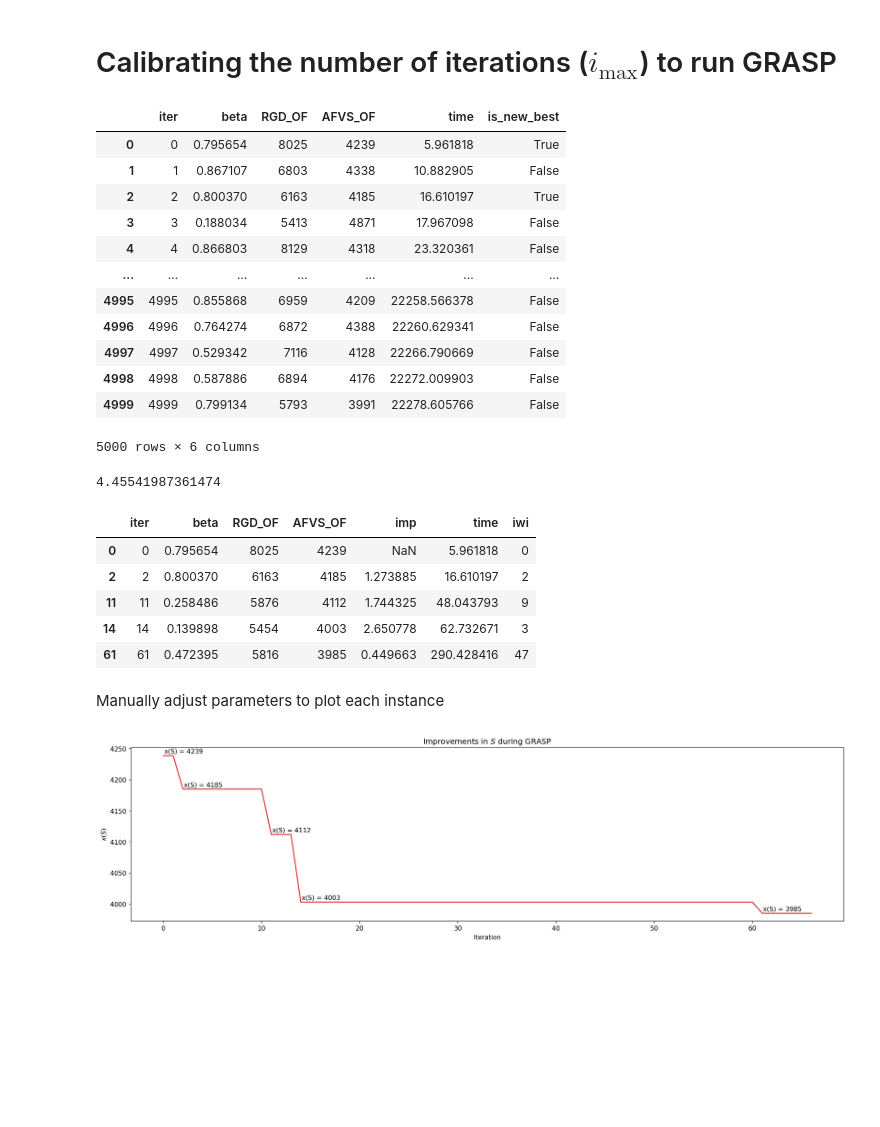
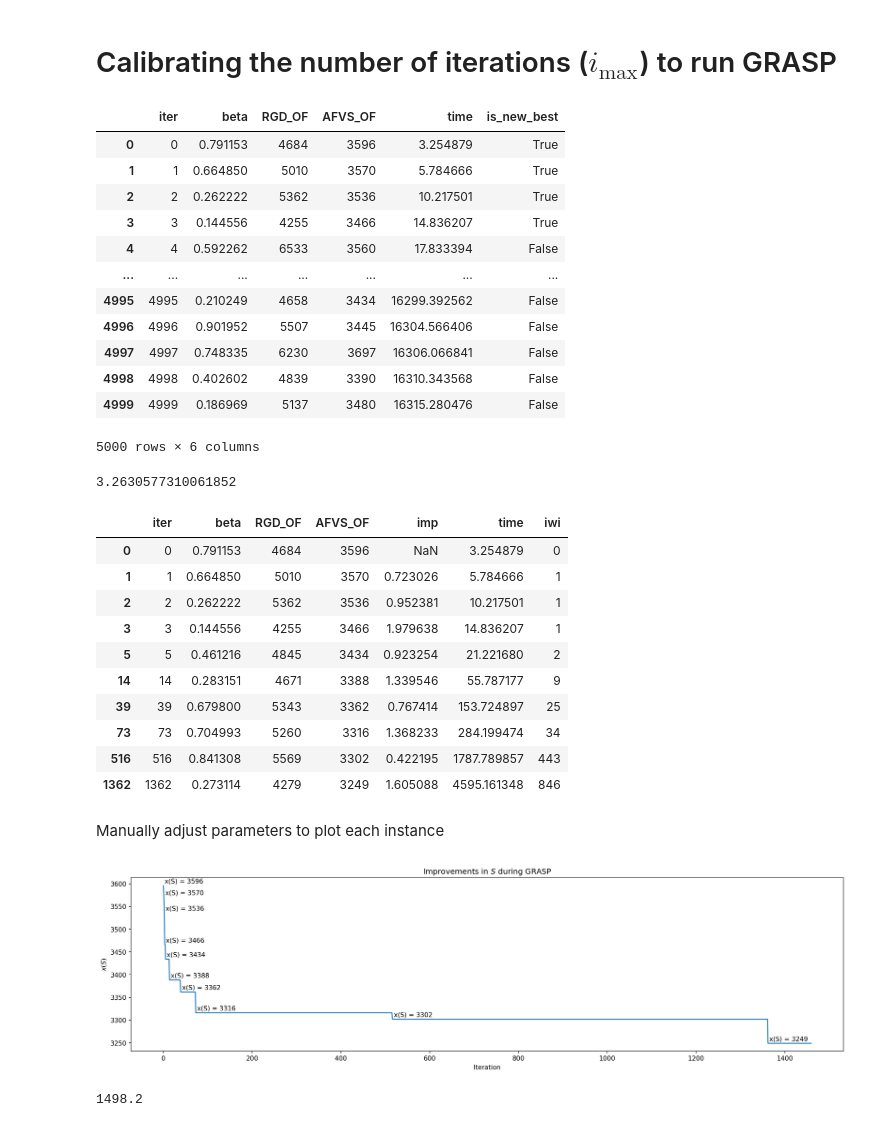
Before and after one commit to netotz/alpha-neighbor-p-center-problem, a Jupyter notebook: anpcp/igrasp_iters.ipynb, the cells around one changed output. Saved outputs shown, nothing was run; the diff lists cells and outputs as text; code cells hidden in the pictures; blank space fills up the shorter version.

Commit message:
feat(grasp): add new results of iters experiment

```diff
--- a/anpcp/igrasp_iters.ipynb
+++ b/anpcp/igrasp_iters.ipynb
@@ -12,29 +12,29 @@ names = [
     "anpcp_882_441_0_p20_a2",  # 4
     "anpcp_882_441_0_p20_a3",
 ]
-name = names[5]
+name = names[4]
 
 iters = read_results(name)
 
 iters
 # %% [output]
 |  | iter | beta | RGD_OF | AFVS_OF | time | is_new_best |
-| 0 | 0 | 0.795654 | 8025 | 4239 | 5.961818 | True |
-| 1 | 1 | 0.867107 | 6803 | 4338 | 10.882905 | False |
-| 2 | 2 | 0.800370 | 6163 | 4185 | 16.610197 | True |
-| 3 | 3 | 0.188034 | 5413 | 4871 | 17.967098 | False |
-| 4 | 4 | 0.866803 | 8129 | 4318 | 23.320361 | False |
+| 0 | 0 | 0.791153 | 4684 | 3596 | 3.254879 | True |
+| 1 | 1 | 0.664850 | 5010 | 3570 | 5.784666 | True |
+| 2 | 2 | 0.262222 | 5362 | 3536 | 10.217501 | True |
+| 3 | 3 | 0.144556 | 4255 | 3466 | 14.836207 | True |
+| 4 | 4 | 0.592262 | 6533 | 3560 | 17.833394 | False |
 | ... | ... | ... | ... | ... | ... | ... |
-| 4995 | 4995 | 0.855868 | 6959 | 4209 | 22258.566378 | False |
-| 4996 | 4996 | 0.764274 | 6872 | 4388 | 22260.629341 | False |
-| 4997 | 4997 | 0.529342 | 7116 | 4128 | 22266.790669 | False |
-| 4998 | 4998 | 0.587886 | 6894 | 4176 | 22272.009903 | False |
-| 4999 | 4999 | 0.799134 | 5793 | 3991 | 22278.605766 | False |
+| 4995 | 4995 | 0.210249 | 4658 | 3434 | 16299.392562 | False |
+| 4996 | 4996 | 0.901952 | 5507 | 3445 | 16304.566406 | False |
+| 4997 | 4997 | 0.748335 | 6230 | 3697 | 16306.066841 | False |
+| 4998 | 4998 | 0.402602 | 4839 | 3390 | 16310.343568 | False |
+| 4999 | 4999 | 0.186969 | 5137 | 3480 | 16315.280476 | False |
 5000 rows × 6 columns
 # %%
 iters["time"].diff().mean()
 # %% [output]
-4.45541987361474
+3.2630577310061852
 # %%
 def get_improvs(iters_df: pd.DataFrame):
     improvs = iters_df[iters_df["is_new_best"] == True].drop("is_new_best", axis=1)
@@ -54,11 +54,16 @@ improvs = get_improvs(iters)
 improvs
 # %% [output]
 |  | iter | beta | RGD_OF | AFVS_OF | imp | time | iwi |
-| 0 | 0 | 0.795654 | 8025 | 4239 | NaN | 5.961818 | 0 |
-| 2 | 2 | 0.800370 | 6163 | 4185 | 1.273885 | 16.610197 | 2 |
-| 11 | 11 | 0.258486 | 5876 | 4112 | 1.744325 | 48.043793 | 9 |
-| 14 | 14 | 0.139898 | 5454 | 4003 | 2.650778 | 62.732671 | 3 |
-| 61 | 61 | 0.472395 | 5816 | 3985 | 0.449663 | 290.428416 | 47 |
+| 0 | 0 | 0.791153 | 4684 | 3596 | NaN | 3.254879 | 0 |
+| 1 | 1 | 0.664850 | 5010 | 3570 | 0.723026 | 5.784666 | 1 |
+| 2 | 2 | 0.262222 | 5362 | 3536 | 0.952381 | 10.217501 | 1 |
+| 3 | 3 | 0.144556 | 4255 | 3466 | 1.979638 | 14.836207 | 1 |
+| 5 | 5 | 0.461216 | 4845 | 3434 | 0.923254 | 21.221680 | 2 |
+| 14 | 14 | 0.283151 | 4671 | 3388 | 1.339546 | 55.787177 | 9 |
+| 39 | 39 | 0.679800 | 5343 | 3362 | 0.767414 | 153.724897 | 25 |
+| 73 | 73 | 0.704993 | 5260 | 3316 | 1.368233 | 284.199474 | 34 |
+| 516 | 516 | 0.841308 | 5569 | 3302 | 0.422195 | 1787.789857 | 443 |
+| 1362 | 1362 | 0.273114 | 4279 | 3249 | 1.605088 | 4595.161348 | 846 |
 # %%
 from utils import format_latex_table
 
@@ -105,9 +110,13 @@ def plot_improvs(
 Manually adjust parameters to plot each instance
 # %%
 plot_improvs(
-    iters, 67, 0.1, 3.5,
+    iters, 1460, 3, 5,
     "tab:blue" if name.endswith("2") else "tab:red",
     f"nb_results\\grasp\\iters_plot_{name}.png"
 )
 # %% [output]
-[figure, old version]
+[figure, new version]
+# %%
+1362 * 1.1
+# %% [output]
+1498.2
```
Also changed, not shown: 3 other files.
